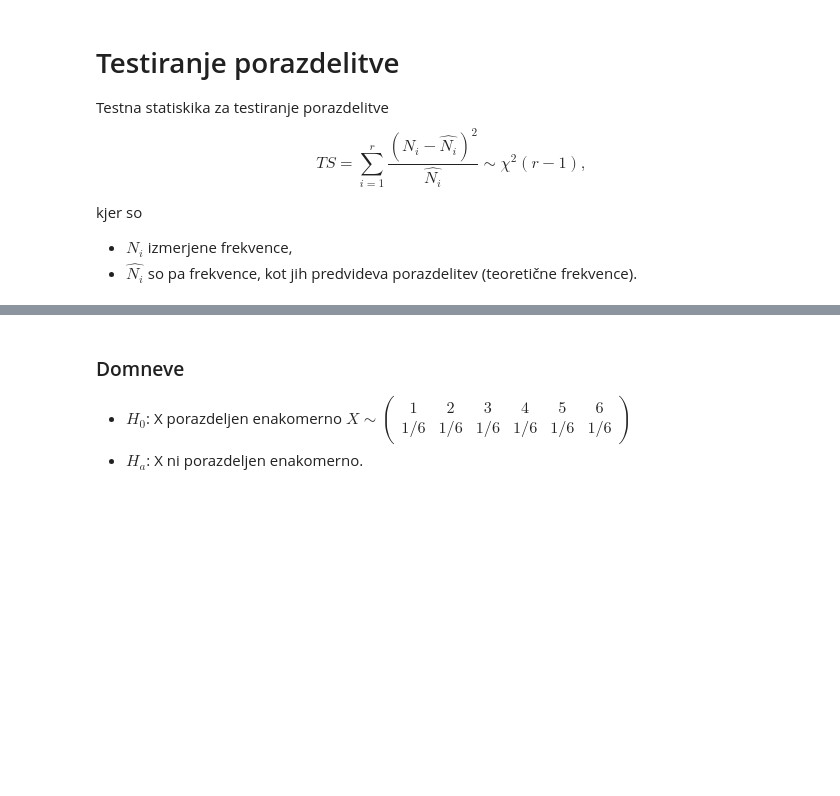
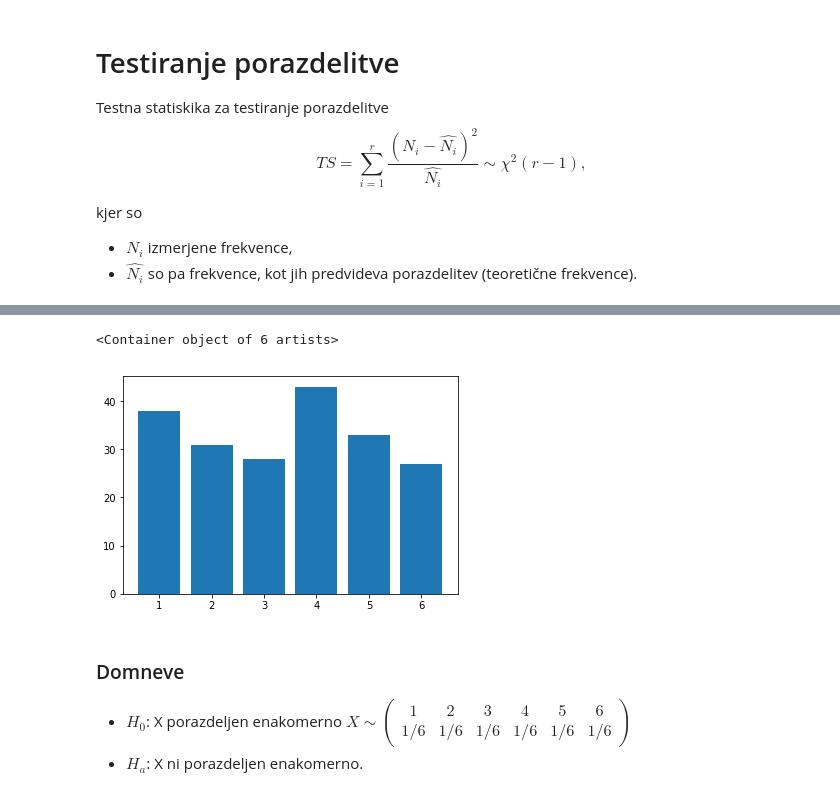
Before and after one commit to mrcinv/ovs.py, a Jupyter notebook: Testiranje domnev.ipynb, the cells around one changed output, grey strips where cells are left out. Drawn from its saved outputs; the diff is of its cells as text; code cells hidden in the pictures; blank space fills up the shorter version.

```diff
--- a/Testiranje domnev.ipynb
+++ b/Testiranje domnev.ipynb
@@ -166,0 +210,4 @@ Dvestokrat vržemo kocko in dobimo frekvence izidov kot so v tabeli.
+# %%
+n = sum(f)
+vzorec = [choice(x) for i in range(n)]
+vzorec
@@ -167,3 +232,10 @@ Dvestokrat vržemo kocko in dobimo frekvence izidov kot so v tabeli.
+# %%
+# frekvence
+f_v = [vzorec.count(i) for i in x]
+plt.bar(x,f_v)
+# %% [output]
+<Container object of 6 artists>
+[figure, added]
 # %% [markdown]
 ### Domneve
 
```
Also changed, not shown: parts of 53 cells of this notebook.
